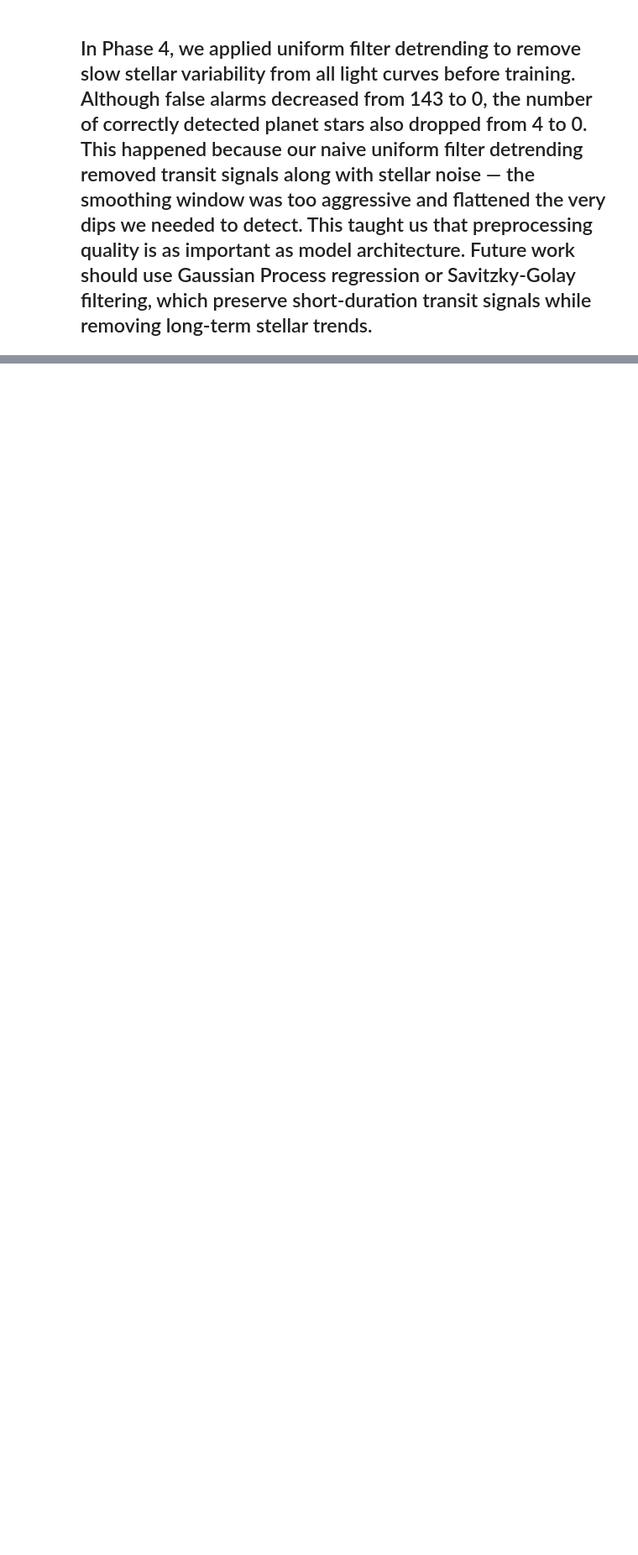
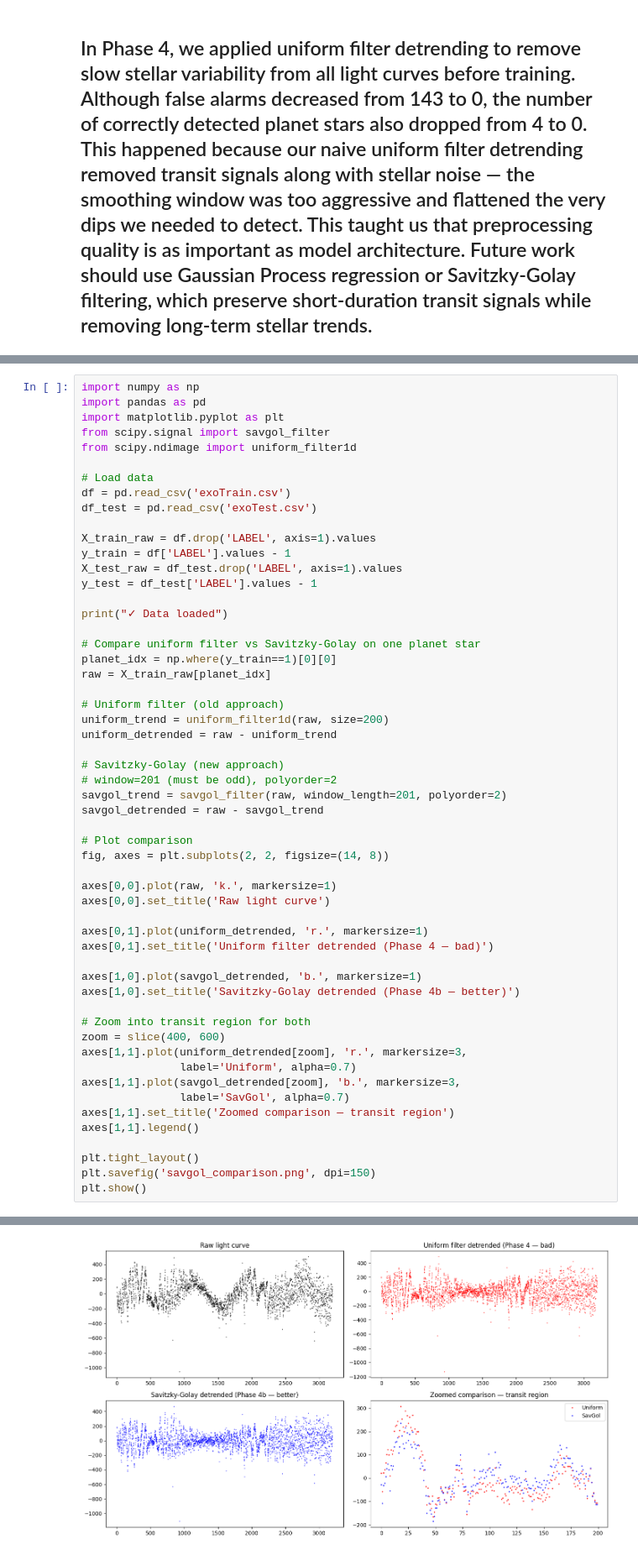
Before and after one commit to mihirmitra11-sys/ExoTransit-Net, a Jupyter notebook: Exoplanet_detection.ipynb, the cells around one changed output, grey strips where cells are left out. Shown at 84% size. Drawn from its saved outputs; the diff is of its cells as text; blank space fills up the shorter version.

```diff
--- a/Exoplanet_detection.ipynb
+++ b/Exoplanet_detection.ipynb
@@ -1048,0 +1051,56 @@ Phase 4 detrended: precision=?,    recall=?,    F1=0.000, false alarms=0
+# %%
+import numpy as np
+import pandas as pd
+import matplotlib.pyplot as plt
+from scipy.signal import savgol_filter
+from scipy.ndimage import uniform_filter1d
+
+# Load data
+df = pd.read_csv('exoTrain.csv')
+df_test = pd.read_csv('exoTest.csv')
+
+X_train_raw = df.drop('LABEL', axis=1).values
+y_train = df['LABEL'].values - 1
+X_test_raw = df_test.drop('LABEL', axis=1).values
+y_test = df_test['LABEL'].values - 1
+
+print("✓ Data loaded")
+
+# Compare uniform filter vs Savitzky-Golay on one planet star
+planet_idx = np.where(y_train==1)[0][0]
+raw = X_train_raw[planet_idx]
+
+# Uniform filter (old approach)
+uniform_trend = uniform_filter1d(raw, size=200)
+uniform_detrended = raw - uniform_trend
+
+# Savitzky-Golay (new approach)
+# window=201 (must be odd), polyorder=2
+savgol_trend = savgol_filter(raw, window_length=201, polyorder=2)
+savgol_detrended = raw - savgol_trend
+
+# Plot comparison
+fig, axes = plt.subplots(2, 2, figsize=(14, 8))
+
+axes[0,0].plot(raw, 'k.', markersize=1)
+axes[0,0].set_title('Raw light curve')
+
+axes[0,1].plot(uniform_detrended, 'r.', markersize=1)
+axes[0,1].set_title('Uniform filter detrended (Phase 4 — bad)')
+
+axes[1,0].plot(savgol_detrended, 'b.', markersize=1)
+axes[1,0].set_title('Savitzky-Golay detrended (Phase 4b — better)')
+
+# Zoom into transit region for both
+zoom = slice(400, 600)
+axes[1,1].plot(uniform_detrended[zoom], 'r.', markersize=3,
+               label='Uniform', alpha=0.7)
+axes[1,1].plot(savgol_detrended[zoom], 'b.', markersize=3,
+               label='SavGol', alpha=0.7)
+axes[1,1].set_title('Zoomed comparison — transit region')
+axes[1,1].legend()
+
+plt.tight_layout()
+plt.savefig('savgol_comparison.png', dpi=150)
+plt.show()
+# %% [output]
@@ -1048,0 +1108 @@ Phase 4 detrended: precision=?,    recall=?,    F1=0.000, false alarms=0
+[figure, added]
```
Also changed, not shown: parts of 11 cells of this notebook.
